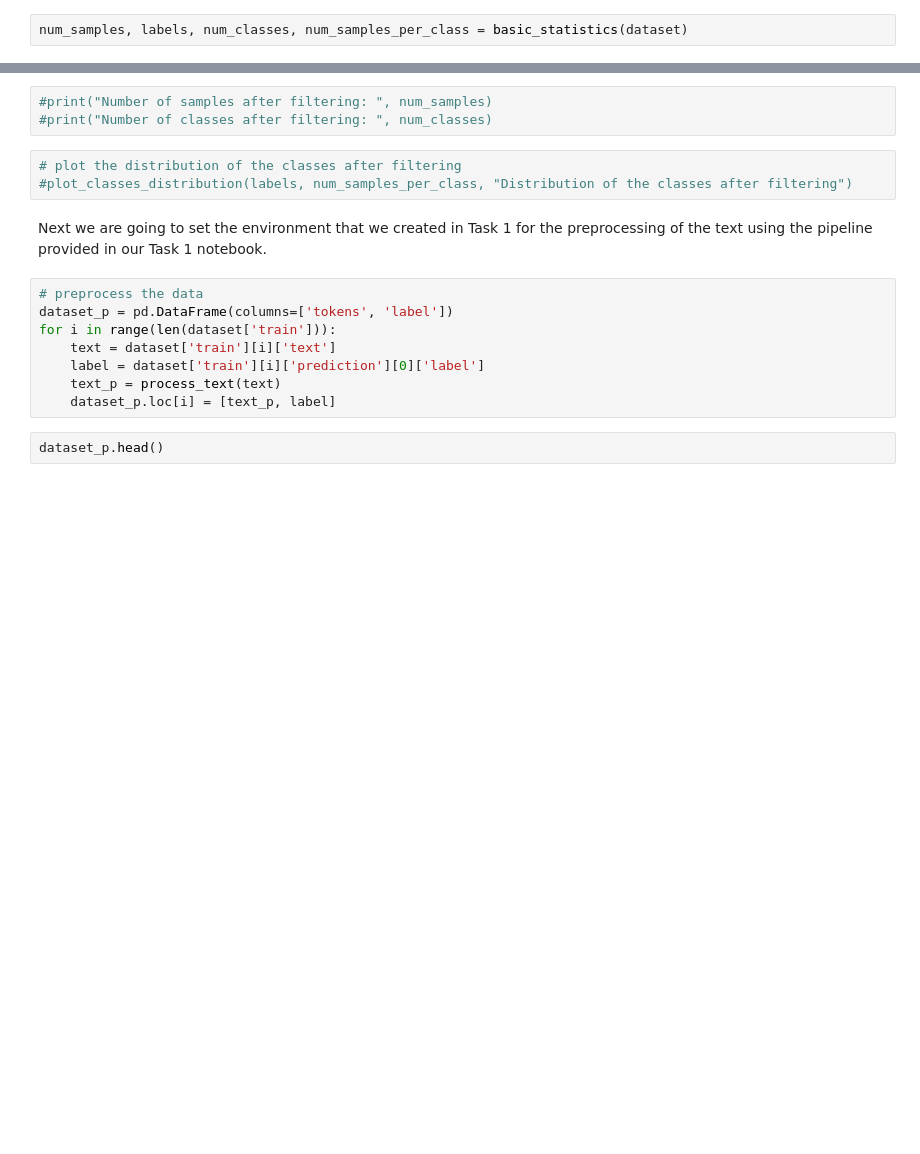
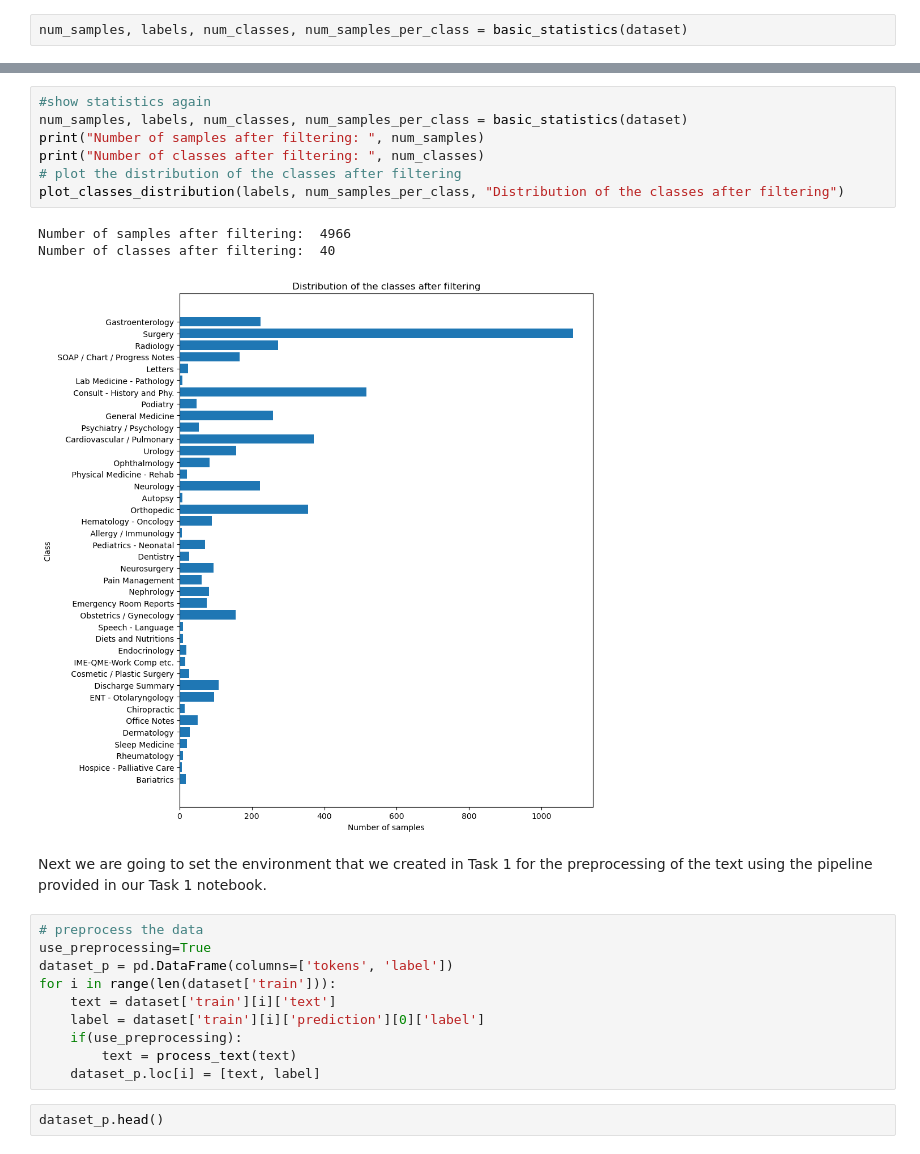
Before and after one commit to vitamys/nlp, a Jupyter notebook: Project_Task3_GroupC.ipynb, the cells around one changed output, grey strips where cells are left out. Drawn from its saved outputs; the diff is of its cells as text; blank space fills up the shorter version.

```diff
--- a/Project_Task3_GroupC.ipynb
+++ b/Project_Task3_GroupC.ipynb
@@ -115,19 +114,26 @@ plot_classes_distribution(labels, num_samples_per_class, "Distribution of the cl
 # %%
-#print("Number of samples after filtering: ", num_samples)
-#print("Number of classes after filtering: ", num_classes)
+#show statistics again
+num_samples, labels, num_classes, num_samples_per_class = basic_statistics(dataset)
+print("Number of samples after filtering: ", num_samples)
+print("Number of classes after filtering: ", num_classes)
+# plot the distribution of the classes after filtering
+plot_classes_distribution(labels, num_samples_per_class, "Distribution of the classes after filtering")
+# %% [output]
+Number of samples after filtering:  4966
+Number of classes after filtering:  40
+[figure, added]
-# %%
-# plot the distribution of the classes after filtering
-#plot_classes_distribution(labels, num_samples_per_class, "Distribution of the classes after filtering")
 # %% [markdown]
 Next we are going to set the environment that we created in Task 1 for the preprocessing of the text using the pipeline provided in our Task 1 notebook.
 # %%
 # preprocess the data
+use_preprocessing=True
 dataset_p = pd.DataFrame(columns=['tokens', 'label'])
 for i in range(len(dataset['train'])):
     text = dataset['train'][i]['text']
     label = dataset['train'][i]['prediction'][0]['label']
-    text_p = process_text(text)
-    dataset_p.loc[i] = [text_p, label]
+    if(use_preprocessing):
+        text = process_text(text)
+    dataset_p.loc[i] = [text, label]
 # %%
 dataset_p.head()
 # %% [output]
```
Also changed, not shown: parts of 37 cells of this notebook, 4 other files.
